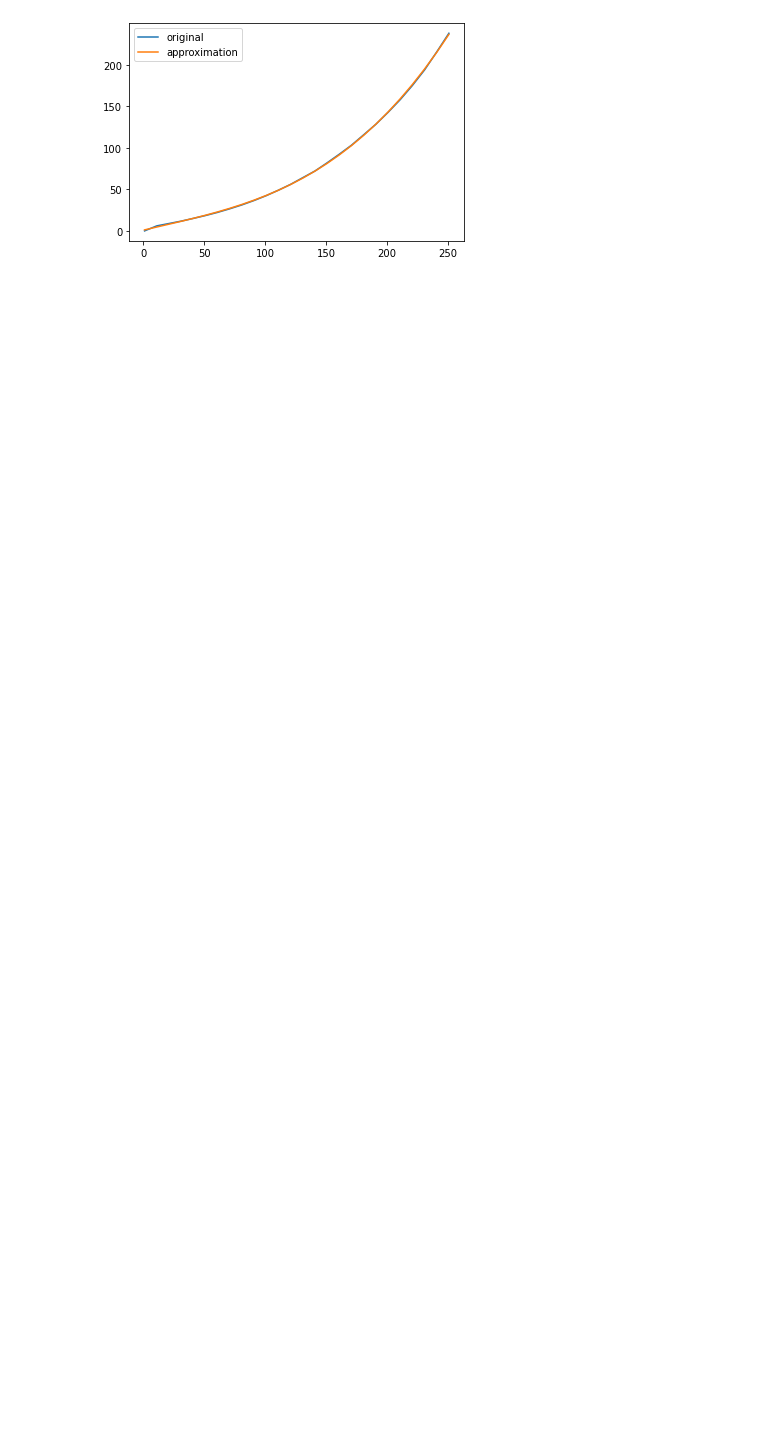
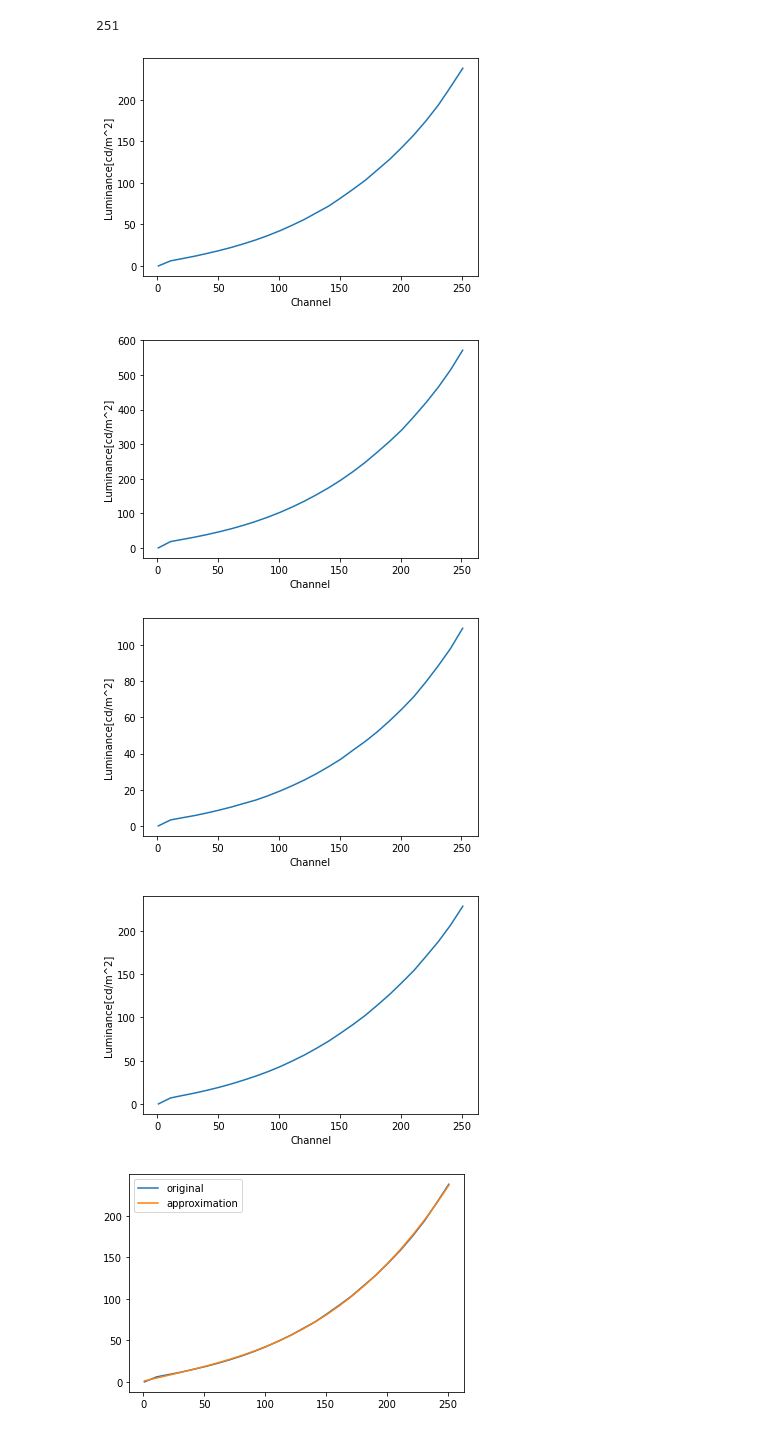
Before and after one commit to jovanakostres/lightingscience, a Jupyter notebook: Calculations.ipynb, the cells around one changed output. Drawn from its saved outputs; the diff is of its cells as text; code cells hidden in the pictures; blank space fills up the shorter version.

```diff
--- a/Calculations.ipynb
+++ b/Calculations.ipynb
@@ -8,9 +9,46 @@ import matplotlib.pyplot as plt # package for plotting
 # %%
 # get data
 spdData = pd.read_csv('./data/spectrums.txt', sep=' |:', header=None, engine='python')
 spdData.columns = ['Light','Channel','Value']
 spdData['Luminance'] = spdData.apply(lambda x: float(lx.spd_to_power(eval(x['Value']), ptype='pu')), axis=1)
 # spd_to_power(): spectral radiant power [W/nm] to luminance [cd/m^2]
+
+for i in [1,2,3,5]:
+    channel = []
+    luminance = []
+    for j in range(1,256,10):
+        channel.append(j)
+        luminance.append(spdData['Luminance'][spdData['Light']==i][spdData['Channel']==j])
+    plt.figure()
+    plt.plot(channel,luminance)
+    plt.xlabel('Channel')
+    plt.ylabel('Luminance[cd/m^2]')
+    plt.show
+
+#curvefitting
+def ChannelValue(l:int, perc:float): #l:light(R-1,G-2,B-3,A-5), perc:percentage of the channel
+    if l == 1:
+        para = np.array([3.79101032e-03, -7.71247848e-02,9.17950337e+00])
+        func = np.poly1d(para)
+    elif l == 2:
+        para = np.array([9.14054992e-03, -2.08932099e-01,2.49404590e+01])
+        func = np.poly1d(para)
+    elif l == 3:
+        para = np.array([1.76936023e-03, -4.70784519e-02,4.83069050e+00])
+        func = np.poly1d(para)
+    elif l == 5:
+        para = np.array([3.47076694e-03, -2.68425662e-02,8.62810845e+00])
+        func = np.poly1d(para)
+
+    return int([x for x in np.roots(func-perc*255) if x > 0][0])
+
+print(ChannelValue(1,0.9))
+# %% [output]
+251
+[figure, added]
+[figure, added]
+[figure, added]
+[figure, added]
 # %%
 # Approximation
 def getApproximation(x, y, n):
```
Also changed, not shown: parts of 2 cells of this notebook.
